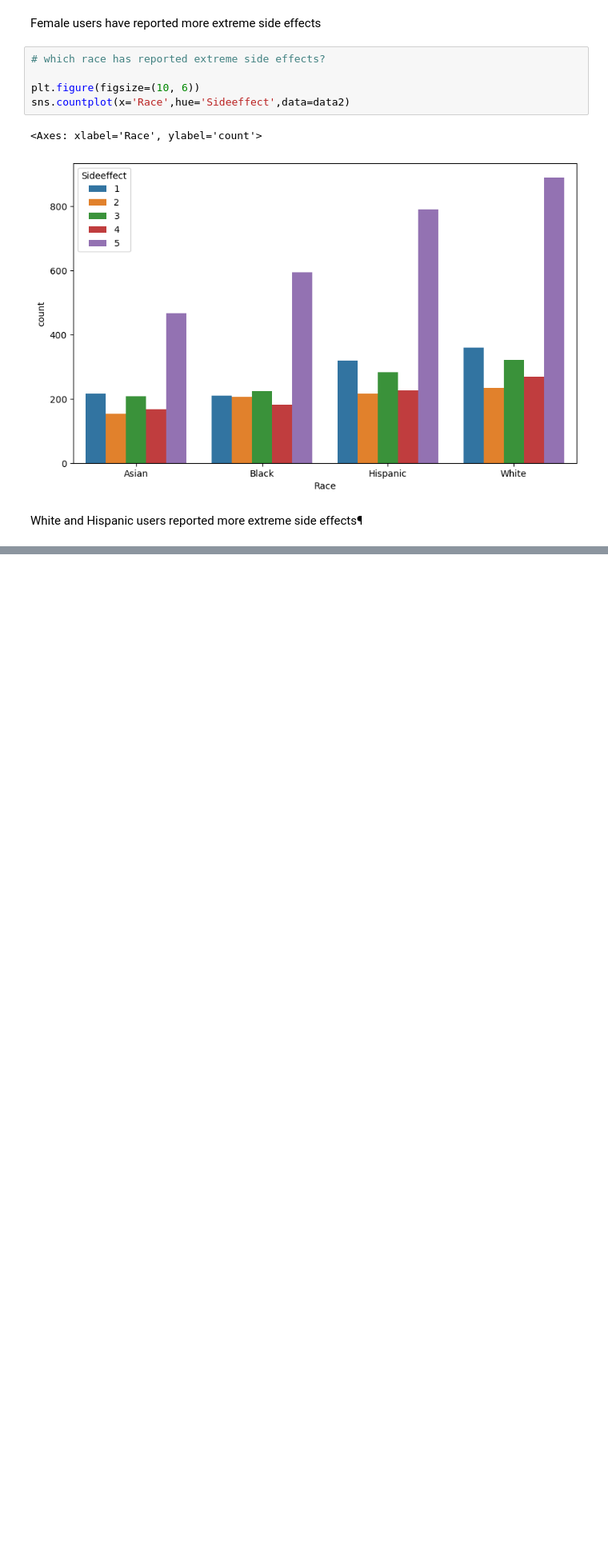
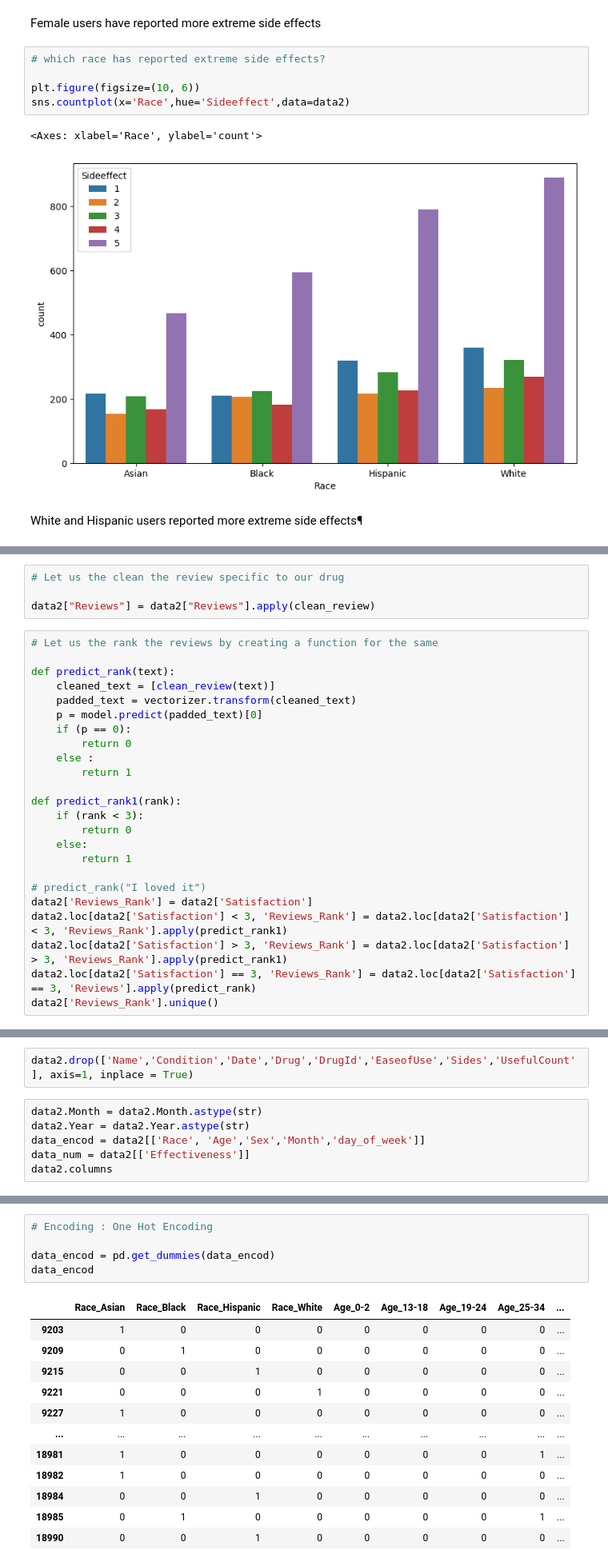
Before and after one commit to harshadapatil14/Classification-model-on-side-effect-of-drugs, a Jupyter notebook: Classification model - Build a model that classifies the side effects of a drugs .ipynb, the cells around one changed output, grey strips where cells are left out. Shown at 80% size. Drawn from its saved outputs; the diff is of its cells as text; blank space fills up the shorter version.

```diff
--- a/Classification model - Build a model that classifies the side effects of a drugs .ipynb
+++ b/Classification model - Build a model that classifies the side effects of a drugs .ipynb
@@ -602,0 +737,28 @@ White and Hispanic users reported more extreme side effects¶
+# %%
+# Let us the clean the review specific to our drug
+
+data2["Reviews"] = data2["Reviews"].apply(clean_review)
+# %%
+# Let us the rank the reviews by creating a function for the same
+
+def predict_rank(text):
+    cleaned_text = [clean_review(text)]
+    padded_text = vectorizer.transform(cleaned_text)
+    p = model.predict(padded_text)[0]
+    if (p == 0):
+        return 0
+    else :
+        return 1
+
+def predict_rank1(rank):
+    if (rank < 3):
+        return 0
+    else:
+        return 1
+
+# predict_rank("I loved it")
+data2['Reviews_Rank'] = data2['Satisfaction']
+data2.loc[data2['Satisfaction'] < 3, 'Reviews_Rank'] = data2.loc[data2['Satisfaction'] < 3, 'Reviews_Rank'].apply(predict_rank1)
+data2.loc[data2['Satisfaction'] > 3, 'Reviews_Rank'] = data2.loc[data2['Satisfaction'] > 3, 'Reviews_Rank'].apply(predict_rank1)
+data2.loc[data2['Satisfaction'] == 3, 'Reviews_Rank'] = data2.loc[data2['Satisfaction'] == 3, 'Reviews'].apply(predict_rank)
+data2['Reviews_Rank'].unique()
@@ -602,0 +769,8 @@ White and Hispanic users reported more extreme side effects¶
+# %%
+data2.drop(['Name','Condition','Date','Drug','DrugId','EaseofUse','Sides','UsefulCount'], axis=1, inplace = True)
+# %%
+data2.Month = data2.Month.astype(str)
+data2.Year = data2.Year.astype(str)
+data_encod = data2[['Race', 'Age','Sex','Month','day_of_week']]
+data_num = data2[['Effectiveness']]
+data2.columns
@@ -602,0 +782,18 @@ White and Hispanic users reported more extreme side effects¶
+# %%
+# Encoding : One Hot Encoding
+
+data_encod = pd.get_dummies(data_encod)
+data_encod
+# %% [output]
+|  | Race_Asian | Race_Black | Race_Hispanic | Race_White | Age_0-2 | Age_13-18 | Age_19-24 | Age_25-34 | ... |
+| 9203 | 1 | 0 | 0 | 0 | 0 | 0 | 0 | 0 | ... |
+| 9209 | 0 | 1 | 0 | 0 | 0 | 0 | 0 | 0 | ... |
+| 9215 | 0 | 0 | 1 | 0 | 0 | 0 | 0 | 0 | ... |
+| 9221 | 0 | 0 | 0 | 1 | 0 | 0 | 0 | 0 | ... |
+| 9227 | 1 | 0 | 0 | 0 | 0 | 0 | 0 | 0 | ... |
+| ... | ... | ... | ... | ... | ... | ... | ... | ... | ... |
+| 18981 | 1 | 0 | 0 | 0 | 0 | 0 | 0 | 1 | ... |
+| 18982 | 1 | 0 | 0 | 0 | 0 | 0 | 0 | 0 | ... |
+| 18984 | 0 | 0 | 1 | 0 | 0 | 0 | 0 | 0 | ... |
+| 18985 | 0 | 1 | 0 | 0 | 0 | 0 | 0 | 1 | ... |
+| 18990 | 0 | 0 | 1 | 0 | 0 | 0 | 0 | 0 | ... |
```
Also changed, not shown: parts of 48 cells of this notebook.
